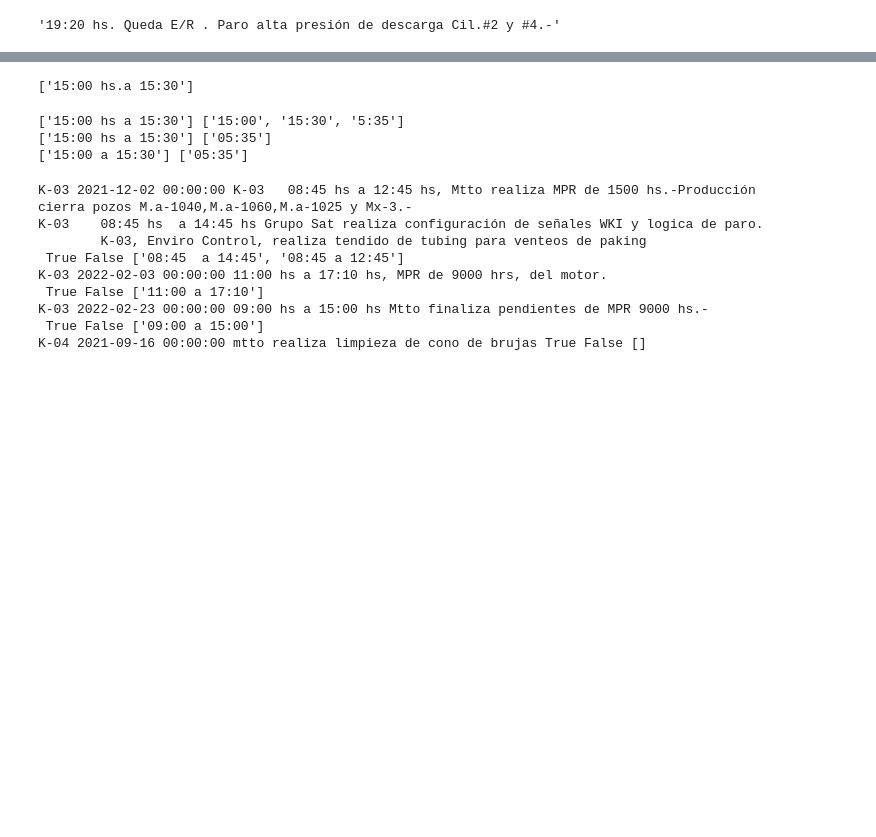
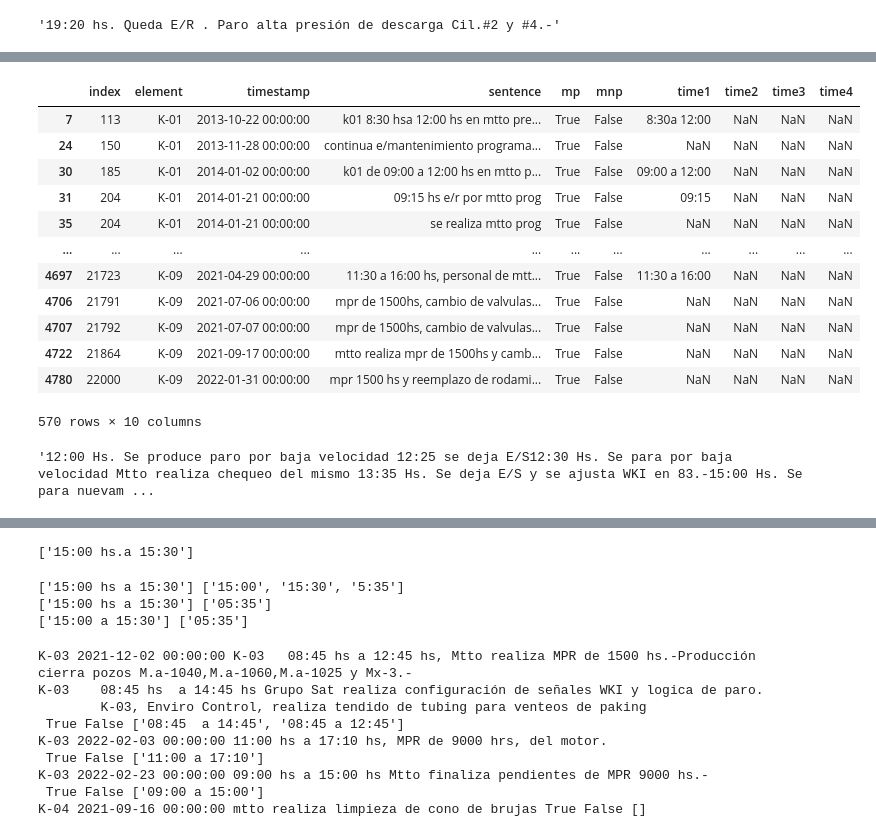
Before and after one commit to DoloresFerrando/data_science, a Jupyter notebook: 4_time_series/MP2 - EDA y Data Prep.ipynb, the cells around one changed output, grey strips where cells are left out. Saved outputs shown, nothing was run; the diff lists cells and outputs as text; code cells hidden in the pictures; blank space fills up the shorter version.

```diff
--- a/4_time_series/MP2 - EDA y Data Prep.ipynb
+++ b/4_time_series/MP2 - EDA y Data Prep.ipynb
@@ -1390,3 +1502,24 @@ dato migrado - 10:00 hs a 21:00 hs se realiza mantenimiento programado, se cambi
+# %%
+df_sentences[df_sentences.mp]
+# %% [output]
+|  | index | element | timestamp | sentence | mp | mnp | time1 | time2 | time3 | time4 |
+| 7 | 113 | K-01 | 2013-10-22 00:00:00 | k01 8:30 hsa 12:00 hs en mtto pre... | True | False | 8:30a 12:00 | NaN | NaN | NaN |
+| 24 | 150 | K-01 | 2013-11-28 00:00:00 | continua e/mantenimiento programa... | True | False | NaN | NaN | NaN | NaN |
+| 30 | 185 | K-01 | 2014-01-02 00:00:00 | k01 de 09:00 a 12:00 hs en mtto p... | True | False | 09:00 a 12:00 | NaN | NaN | NaN |
+| 31 | 204 | K-01 | 2014-01-21 00:00:00 | 09:15 hs e/r por mtto prog | True | False | 09:15 | NaN | NaN | NaN |
+| 35 | 204 | K-01 | 2014-01-21 00:00:00 | se realiza mtto prog | True | False | NaN | NaN | NaN | NaN |
+| ... | ... | ... | ... | ... | ... | ... | ... | ... | ... | ... |
+| 4697 | 21723 | K-09 | 2021-04-29 00:00:00 | 11:30 a 16:00 hs, personal de mtt... | True | False | 11:30 a 16:00 | NaN | NaN | NaN |
+| 4706 | 21791 | K-09 | 2021-07-06 00:00:00 | mpr de 1500hs, cambio de valvulas... | True | False | NaN | NaN | NaN | NaN |
+| 4707 | 21792 | K-09 | 2021-07-07 00:00:00 | mpr de 1500hs, cambio de valvulas... | True | False | NaN | NaN | NaN | NaN |
+| 4722 | 21864 | K-09 | 2021-09-17 00:00:00 | mtto realiza mpr de 1500hs y camb... | True | False | NaN | NaN | NaN | NaN |
+| 4780 | 22000 | K-09 | 2022-01-31 00:00:00 | mpr 1500 hs y reemplazo de rodami... | True | False | NaN | NaN | NaN | NaN |
+570 rows × 10 columns
+# %%
+comment=df_sin_horas[(df_sin_horas.index==1714)].comments.values[0]
+comment
+# %% [output]
+'12:00 Hs. Se produce paro por baja velocidad 12:25 se deja E/S12:30 Hs. Se para por baja velocidad Mtto realiza chequeo del mismo 13:35 Hs. Se deja E/S y se ajusta WKI en 83.-15:00 Hs. Se para nuevam ...
 # %%
 #------------------------------
 threshold = 0.8
```
Also changed, not shown: parts of 56 cells of this notebook.
